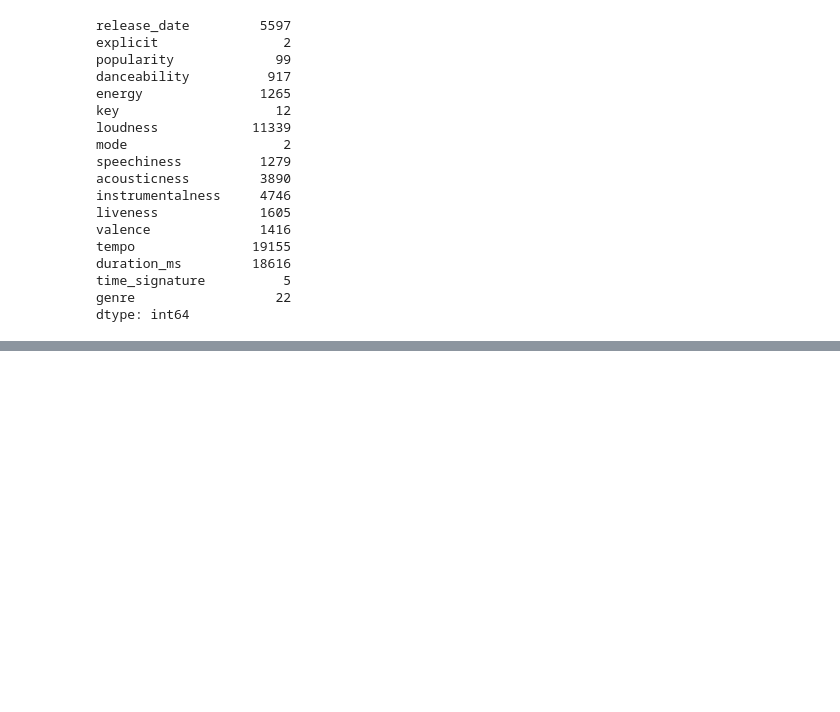
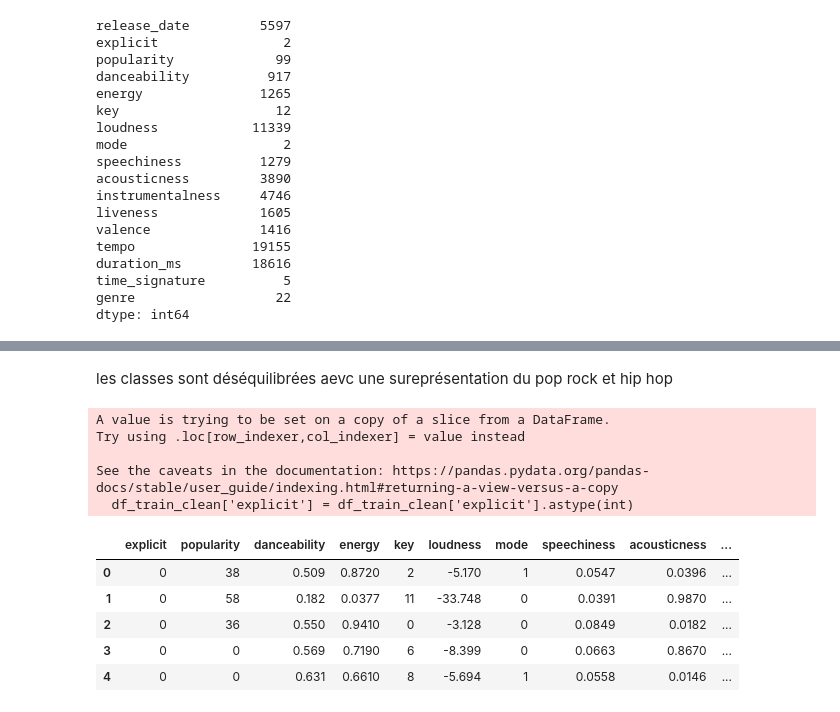
Before and after one commit to jmalfaro2019/Projet-AARES-20260202, a Jupyter notebook: part_1/notebooks/01_analysis.ipynb, the cells around one changed output, grey strips where cells are left out. Drawn from its saved outputs; the diff is of its cells as text; code cells hidden in the pictures; blank space fills up the shorter version.

```diff
--- a/part_1/notebooks/01_analysis.ipynb
+++ b/part_1/notebooks/01_analysis.ipynb
@@ -99,0 +122,27 @@ dtype: int64
+# %% [markdown]
+les classes sont déséquilibrées aevc une sureprésentation du pop rock et hip hop
+# %%
+df_train_copy = df_train.copy() # pour eviter les pb
+
+from sklearn.preprocessing import LabelEncoder
+le = LabelEncoder()
+df_train_copy['genre']=le.fit_transform(df_train_copy['genre'])
+
+
+FEATURES = list( df_train.columns[1:] )# retirer la date pour simplifier
+df_train_clean = df_train_copy[FEATURES]
+df_train_clean['explicit'] = df_train_clean['explicit'].astype(int)
+dummy_df = pd.get_dummies(df_train_clean)
+df_train_clean.head()
+# %% [output]
+A value is trying to be set on a copy of a slice from a DataFrame.
+Try using .loc[row_indexer,col_indexer] = value instead
+
+See the caveats in the documentation: https://pandas.pydata.org/pandas-docs/stable/user_guide/indexing.html#returning-a-view-versus-a-copy
+  df_train_clean['explicit'] = df_train_clean['explicit'].astype(int)
+|  | explicit | popularity | danceability | energy | key | loudness | mode | speechiness | acousticness | ... |
+| 0 | 0 | 38 | 0.509 | 0.8720 | 2 | -5.170 | 1 | 0.0547 | 0.0396 | ... |
+| 1 | 0 | 58 | 0.182 | 0.0377 | 11 | -33.748 | 0 | 0.0391 | 0.9870 | ... |
+| 2 | 0 | 36 | 0.550 | 0.9410 | 0 | -3.128 | 0 | 0.0849 | 0.0182 | ... |
+| 3 | 0 | 0 | 0.569 | 0.7190 | 6 | -8.399 | 0 | 0.0663 | 0.8670 | ... |
+| 4 | 0 | 0 | 0.631 | 0.6610 | 8 | -5.694 | 1 | 0.0558 | 0.0146 | ... |
```
Also changed, not shown: parts of 5 cells of this notebook.
